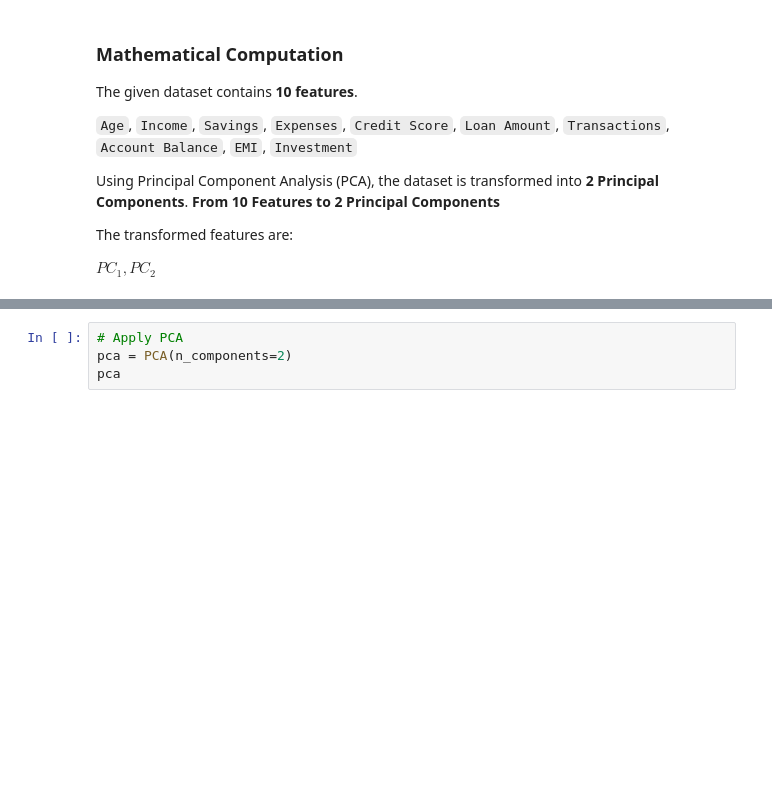
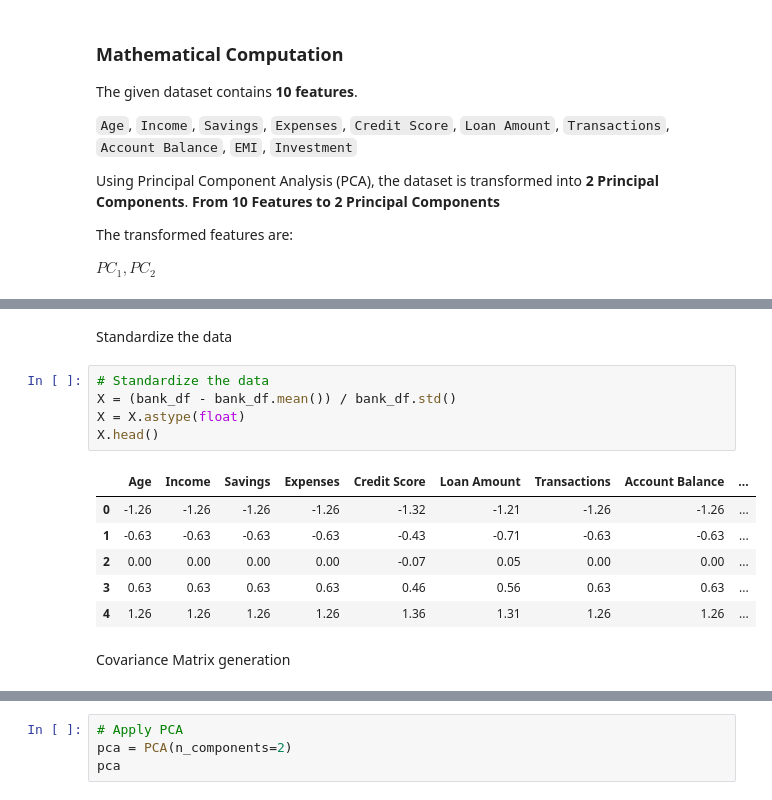
Before and after one commit to MonishDY/AI-Track, a Jupyter notebook: Module 2 - Feature Engineering/Assignment 1/Machine_Learning_Case_Studies_01.ipynb, the cells around one changed output, grey strips where cells are left out. Saved outputs shown, nothing was run; the diff lists cells and outputs as text; blank space fills up the shorter version.

```diff
--- a/Module 2 - Feature Engineering/Assignment 1/Machine_Learning_Case_Studies_01.ipynb
+++ b/Module 2 - Feature Engineering/Assignment 1/Machine_Learning_Case_Studies_01.ipynb
@@ -619,3 +690,19 @@ df
 | 2 | 35 | 60000 | 15000 | 30000 | 720 | 150000 | 70 | 25000 | ... |
 | 3 | 40 | 75000 | 20000 | 35000 | 750 | 170000 | 80 | 30000 | ... |
 | 4 | 45 | 90000 | 25000 | 40000 | 800 | 200000 | 90 | 35000 | ... |
+# %% [markdown]
+Standardize the data
+# %%
+# Standardize the data
+X = (bank_df - bank_df.mean()) / bank_df.std()
+X = X.astype(float)
+X.head()
+# %% [output]
+|  | Age | Income | Savings | Expenses | Credit Score | Loan Amount | Transactions | Account Balance | ... |
+| 0 | -1.26 | -1.26 | -1.26 | -1.26 | -1.32 | -1.21 | -1.26 | -1.26 | ... |
+| 1 | -0.63 | -0.63 | -0.63 | -0.63 | -0.43 | -0.71 | -0.63 | -0.63 | ... |
+| 2 | 0.00 | 0.00 | 0.00 | 0.00 | -0.07 | 0.05 | 0.00 | 0.00 | ... |
+| 3 | 0.63 | 0.63 | 0.63 | 0.63 | 0.46 | 0.56 | 0.63 | 0.63 | ... |
+| 4 | 1.26 | 1.26 | 1.26 | 1.26 | 1.36 | 1.31 | 1.26 | 1.26 | ... |
+# %% [markdown]
+Covariance Matrix generation
```
Also changed, not shown: parts of 17 cells of this notebook.
